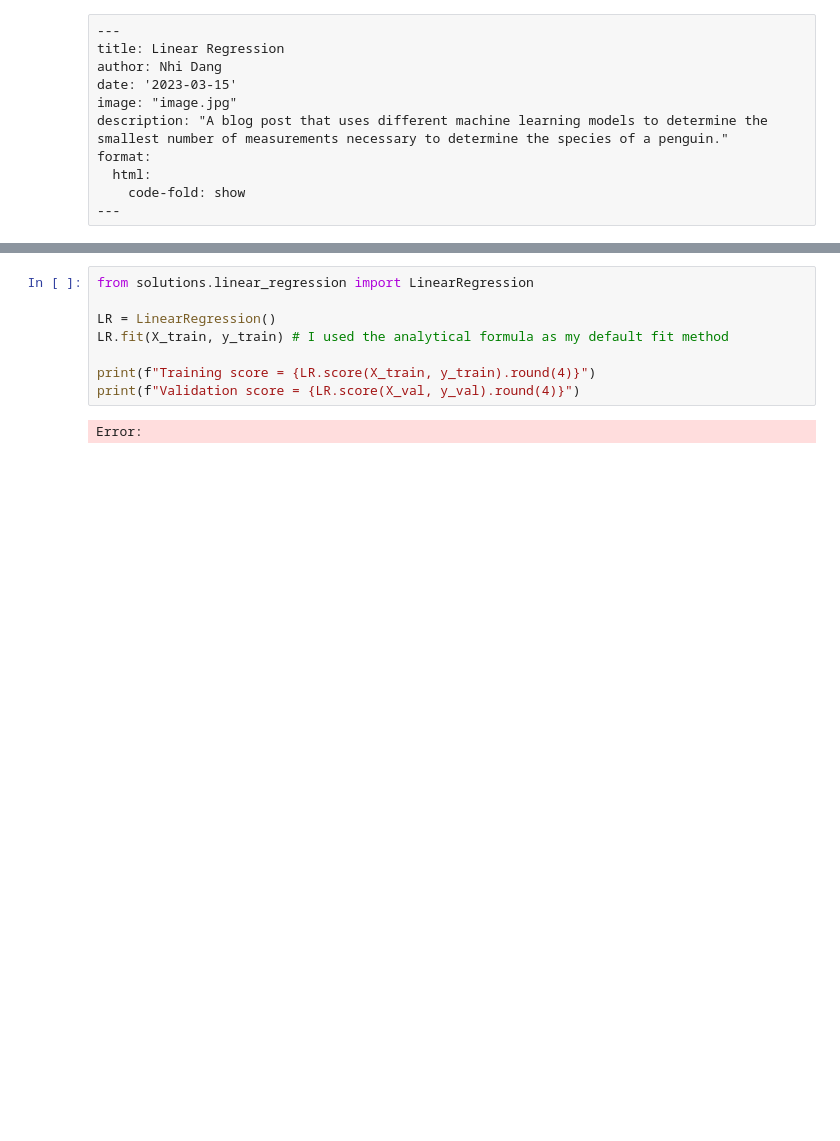
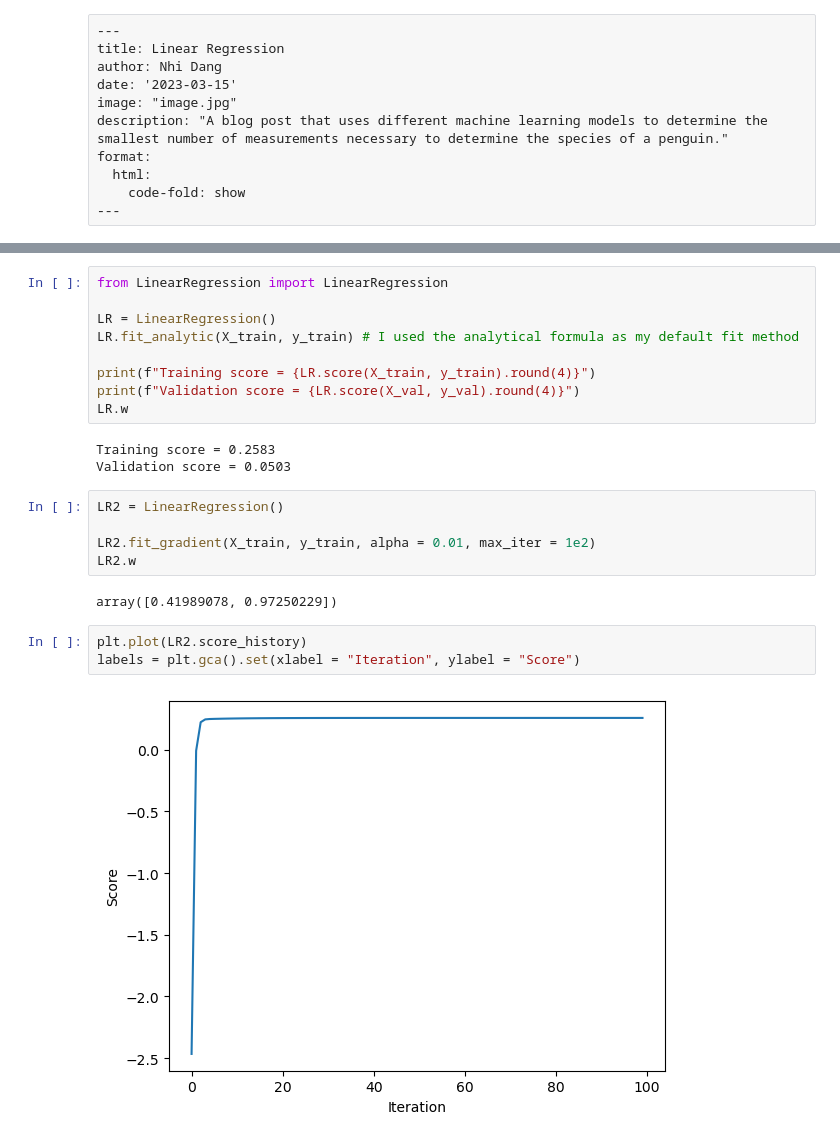
Before and after one commit to ndang01/ndang01.github.io, a Jupyter notebook: posts/blog4/index.ipynb, the cells around one changed output, grey strips where cells are left out. Cells and saved outputs as stored; diff of their text form; blank space fills up the shorter version.

Commit message:
linear regression source code

```diff
--- a/posts/blog4/index.ipynb
+++ b/posts/blog4/index.ipynb
@@ -50,10 +50,24 @@ Error:
 # %%
-from solutions.linear_regression import LinearRegression
+from LinearRegression import LinearRegression
 
 LR = LinearRegression()
-LR.fit(X_train, y_train) # I used the analytical formula as my default fit method
+LR.fit_analytic(X_train, y_train) # I used the analytical formula as my default fit method
 
 print(f"Training score = {LR.score(X_train, y_train).round(4)}")
 print(f"Validation score = {LR.score(X_val, y_val).round(4)}")
+LR.w
 # %% [output]
-Error:
+Training score = 0.2583
+Validation score = 0.0503
+# %%
+LR2 = LinearRegression()
+
+LR2.fit_gradient(X_train, y_train, alpha = 0.01, max_iter = 1e2)
+LR2.w
+# %% [output]
+array([0.41989078, 0.97250229])
+# %%
+plt.plot(LR2.score_history)
+labels = plt.gca().set(xlabel = "Iteration", ylabel = "Score")
+# %% [output]
+[figure, added]
```
Also changed, not shown: parts of 3 cells of this notebook, 1 other file.
